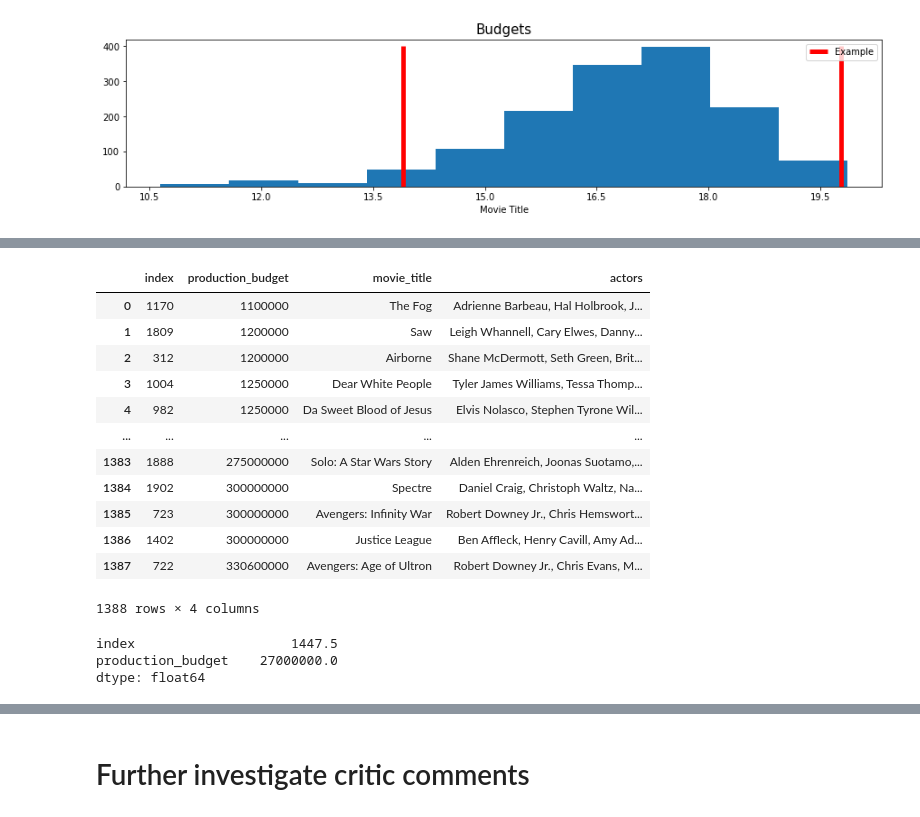
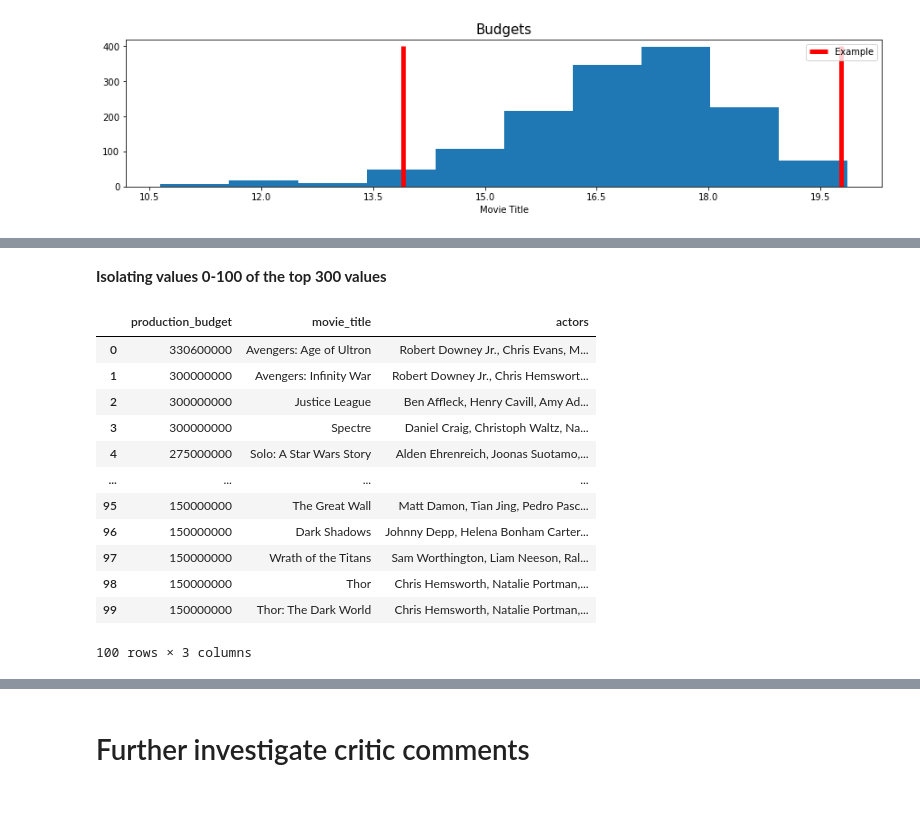
Before and after one commit to jchandleroneal/microsoft-movie-analysis, a Jupyter notebook: movie_analysis.ipynb, the cells around one changed output, grey strips where cells are left out. Saved outputs shown, nothing was run; the diff lists cells and outputs as text; code cells hidden in the pictures.

Commit message:
isolating the 300

```diff
--- a/movie_analysis.ipynb
+++ b/movie_analysis.ipynb
@@ -276,27 +298,26 @@ budget_frame.head(2)
 # %%
 # budget compared
 # how to get groupby to work on this
-movie_actor_budget = budget_frame[['production_budget', 'movie_title','actors']].sort_values(by='production_budget')
+movie_actor_budget = budget_frame[['production_budget', 'movie_title','actors']].sort_values(by='production_budget', ascending = False)
 
 movie_actor_budget.reset_index(level=0, inplace=True)
-movie_actor_budget.set_index()
-# %% [output]
-|  | index | production_budget | movie_title | actors |
-| 0 | 1170 | 1100000 | The Fog | Adrienne Barbeau, Hal Holbrook, J... |
-| 1 | 1809 | 1200000 | Saw | Leigh Whannell, Cary Elwes, Danny... |
-| 2 | 312 | 1200000 | Airborne | Shane McDermott, Seth Green, Brit... |
-| 3 | 1004 | 1250000 | Dear White People | Tyler James Williams, Tessa Thomp... |
-| 4 | 982 | 1250000 | Da Sweet Blood of Jesus | Elvis Nolasco, Stephen Tyrone Wil... |
-| ... | ... | ... | ... | ... |
-| 1383 | 1888 | 275000000 | Solo: A Star Wars Story | Alden Ehrenreich, Joonas Suotamo,... |
-| 1384 | 1902 | 300000000 | Spectre | Daniel Craig, Christoph Waltz, Na... |
-| 1385 | 723 | 300000000 | Avengers: Infinity War | Robert Downey Jr., Chris Hemswort... |
-| 1386 | 1402 | 300000000 | Justice League | Ben Affleck, Henry Cavill, Amy Ad... |
-| 1387 | 722 | 330600000 | Avengers: Age of Ultron | Robert Downey Jr., Chris Evans, M... |
-1388 rows × 4 columns
 # %%
-movie_actor_budget.median()
+movie_actor_budget = movie_actor_budget.drop(['index'], axis = 1)
-# %% [output]
-index                    1447.5
-production_budget    27000000.0
-dtype: float64
+# %% [markdown]
+**Isolating values 0-100 of the top 300 values**
+# %%
+movie_actor_budget.iloc[:100]
+# %% [output]
+|  | production_budget | movie_title | actors |
+| 0 | 330600000 | Avengers: Age of Ultron | Robert Downey Jr., Chris Evans, M... |
+| 1 | 300000000 | Avengers: Infinity War | Robert Downey Jr., Chris Hemswort... |
+| 2 | 300000000 | Justice League | Ben Affleck, Henry Cavill, Amy Ad... |
+| 3 | 300000000 | Spectre | Daniel Craig, Christoph Waltz, Na... |
+| 4 | 275000000 | Solo: A Star Wars Story | Alden Ehrenreich, Joonas Suotamo,... |
+| ... | ... | ... | ... |
+| 95 | 150000000 | The Great Wall | Matt Damon, Tian Jing, Pedro Pasc... |
+| 96 | 150000000 | Dark Shadows | Johnny Depp, Helena Bonham Carter... |
+| 97 | 150000000 | Wrath of the Titans | Sam Worthington, Liam Neeson, Ral... |
+| 98 | 150000000 | Thor | Chris Hemsworth, Natalie Portman,... |
+| 99 | 150000000 | Thor: The Dark World | Chris Hemsworth, Natalie Portman,... |
+100 rows × 3 columns
```
Also changed, not shown: parts of 11 cells of this notebook.
